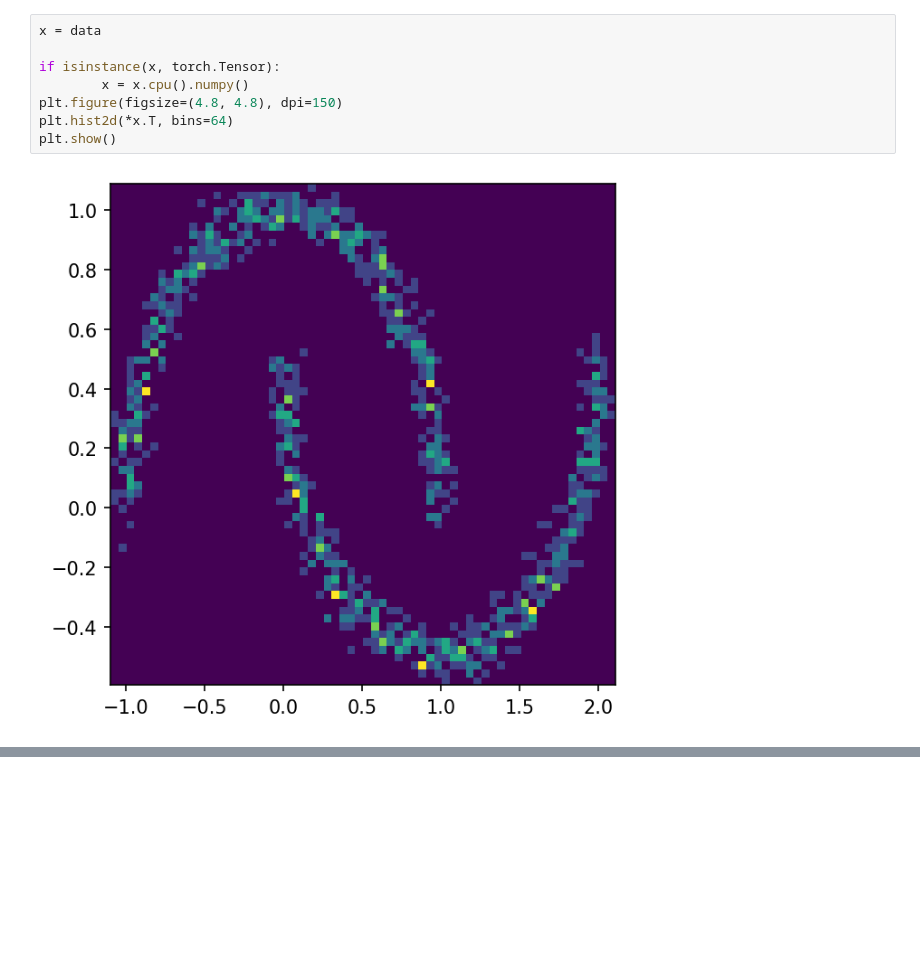
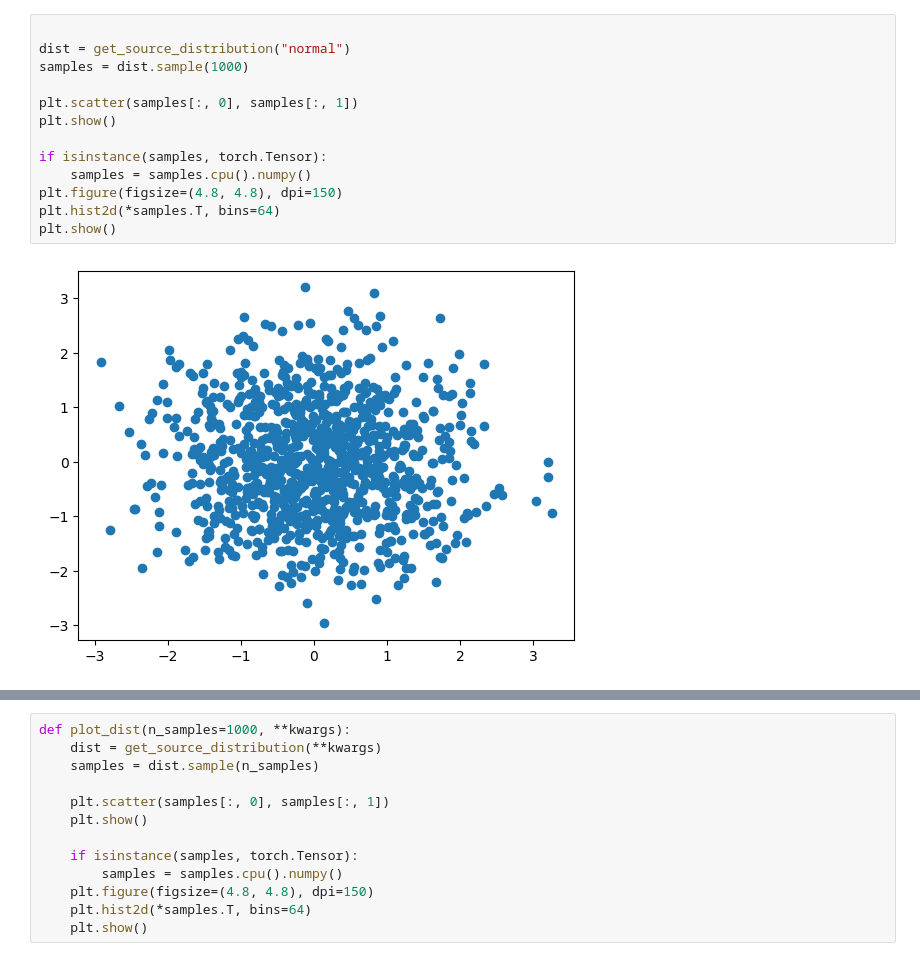
Before and after one commit to BurgerAndreas/sfm, a Jupyter notebook: scripts/dataviz.ipynb, the cells around one changed output, grey strips where cells are left out. Saved outputs shown, nothing was run; the diff lists cells and outputs as text; blank space fills up the shorter version.

Commit message:
plot all distributions

```diff
--- a/scripts/dataviz.ipynb
+++ b/scripts/dataviz.ipynb
@@ -23,10 +31,15 @@ plt.show()
 # %%
-x = data
 
-if isinstance(x, torch.Tensor):
-        x = x.cpu().numpy()
+dist = get_source_distribution("normal")
+samples = dist.sample(1000)
+
+plt.scatter(samples[:, 0], samples[:, 1])
+plt.show()
+
+if isinstance(samples, torch.Tensor):
+    samples = samples.cpu().numpy()
 plt.figure(figsize=(4.8, 4.8), dpi=150)
-plt.hist2d(*x.T, bins=64)
+plt.hist2d(*samples.T, bins=64)
 plt.show()
 # %% [output]
-[figure, old version]
+[figure, new version]
@@ -32,0 +47,13 @@ plt.show()
+# %%
+def plot_dist(n_samples=1000, **kwargs):
+    dist = get_source_distribution(**kwargs)
+    samples = dist.sample(n_samples)
+
+    plt.scatter(samples[:, 0], samples[:, 1])
+    plt.show()
+
+    if isinstance(samples, torch.Tensor):
+        samples = samples.cpu().numpy()
+    plt.figure(figsize=(4.8, 4.8), dpi=150)
+    plt.hist2d(*samples.T, bins=64)
+    plt.show()
```
Also changed, not shown: parts of 7 cells of this notebook, 11 other files.
